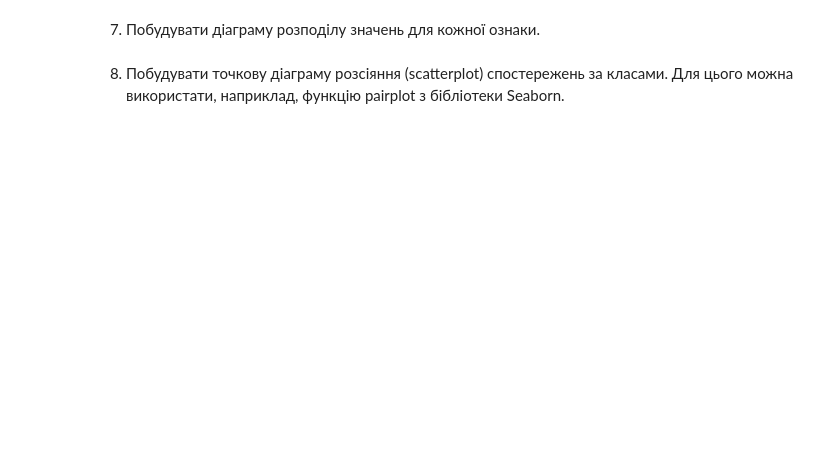
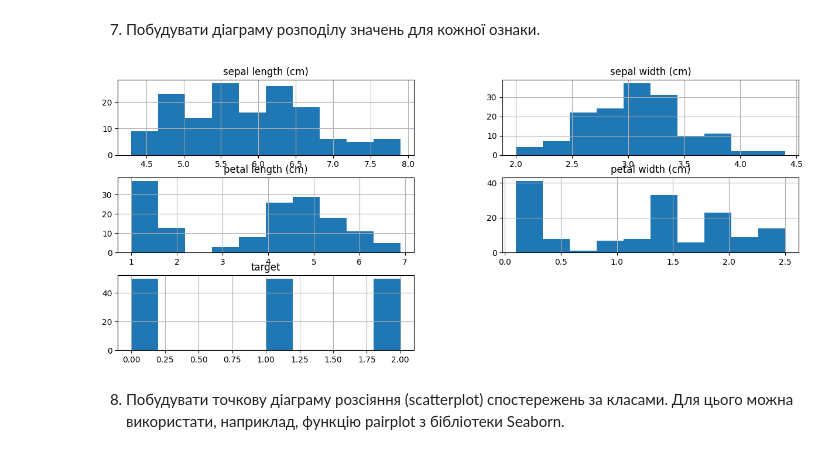
Before and after one commit to AnnaKompan/machine_learning, a Jupyter notebook: iris.ipynb, the cells around one changed output. Cells and saved outputs as stored; diff of their text form; code cells hidden in the pictures; blank space fills up the shorter version.

```diff
--- a/iris.ipynb
+++ b/iris.ipynb
@@ -92,4 +116,12 @@ sns.countplot(data=df_iris, x='target')
 # %% [markdown]
 7. Побудувати діаграму розподілу значень для кожної ознаки.
+# %%
+# Histogram showing num of samples per feature
+df_iris.hist()
+fig=plt.gcf()
+fig.set_size_inches(15,6)
+plt.show()
+# %% [output]
+[figure, added]
 # %% [markdown]
 8. Побудувати точкову діаграму розсіяння (scatterplot) спостережень за класами. Для цього можна використати, наприклад, функцію pairplot з бібліотеки Seaborn.
```
Also changed, not shown: parts of 12 cells of this notebook.
